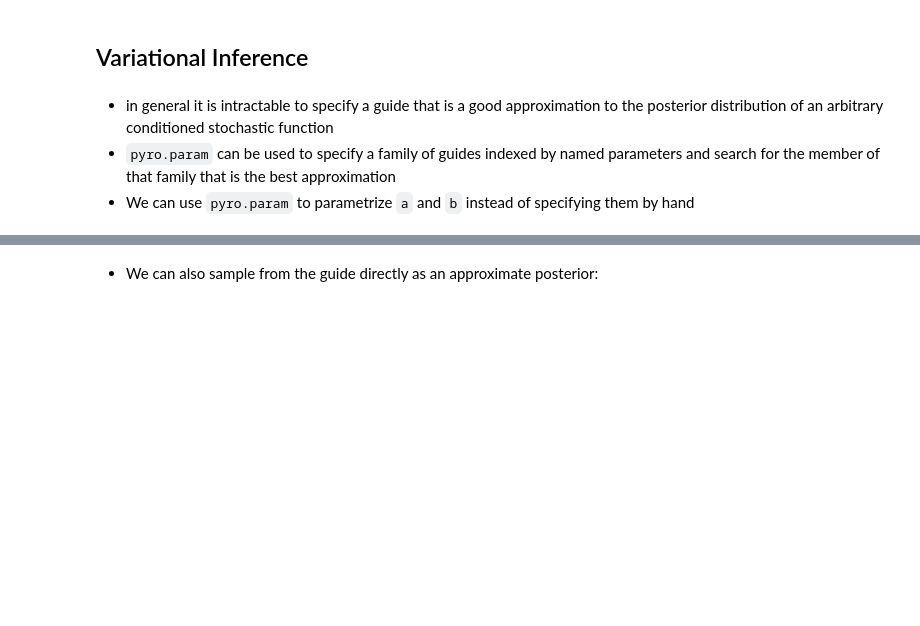
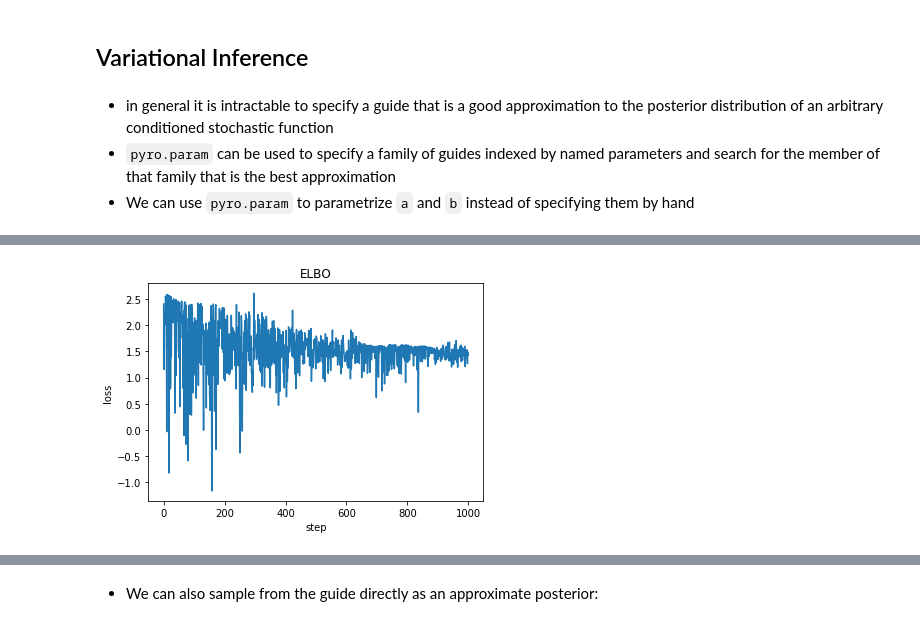
Before and after one commit to minhnhdo/probprog-presentation, a Jupyter notebook: Pyro_intro.ipynb, the cells around one changed output, grey strips where cells are left out. Cells and saved outputs as stored; diff of their text form; code cells hidden in the pictures; blank space fills up the shorter version.

Commit message:
add figures in pyro notebook

```diff
--- a/Pyro_intro.ipynb
+++ b/Pyro_intro.ipynb
@@ -262,3 +290,25 @@ plt.ylabel("loss");
+# %%
+def per_param_callable(module_name, param_name):
+    # may add control flow depending on param_name
+    return {"lr": 0.001}
+
+pyro.clear_param_store()
+svi = pyro.infer.SVI(model=conditioned_scale,
+                     guide=scale_parametrized_guide,
+                     optim=pyro.optim.SGD(per_param_callable),
+                     loss=pyro.infer.Trace_ELBO())
+
+losses = []
+for t in range(1000):
+    losses.append(svi.step(guess))
+# The method step() takes a single gradient step and returns an estimate of the loss
+
+plt.plot(losses)
+plt.title("ELBO")
+plt.xlabel("step")
+plt.ylabel("loss");
+# %% [output]
+[figure, added]
 # %%
 posterior = pyro.infer.Importance(conditioned_scale, scale_parametrized_guide, num_samples=10)
 marginal = pyro.infer.EmpiricalMarginal(posterior.run(guess), sites="weight")
```
Also changed, not shown: parts of 14 cells of this notebook.
